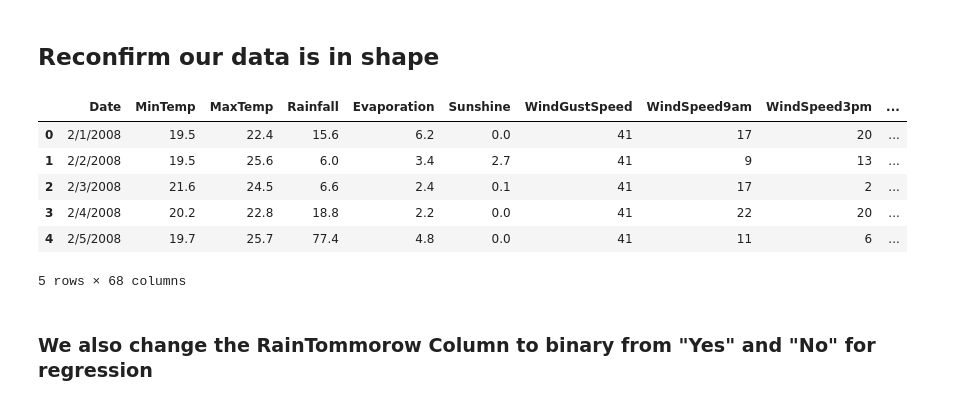
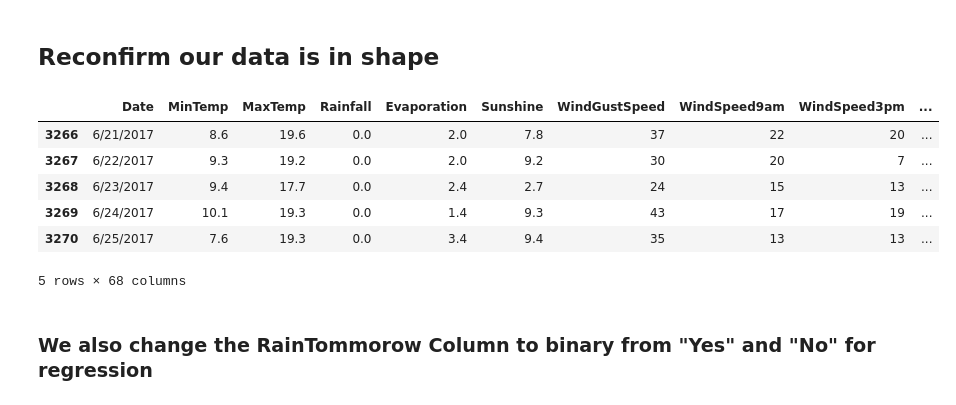
Before and after one commit to bahatiw/DLMCSPCSP01, a Jupyter notebook: linear_regression.ipynb, the cells around one changed output. Cells and saved outputs as stored; diff of their text form; code cells hidden in the pictures.

```diff
--- a/linear_regression.ipynb
+++ b/linear_regression.ipynb
@@ -73,14 +73,14 @@ df_processed = pd.get_dummies(data=df, columns=['RainToday', 'WindGustDir', 'Win
 # %% [markdown]
 ## Reconfirm our data is in shape
 # %%
-df_processed.head()
+df_processed.tail()
 # %% [output]
 |  | Date | MinTemp | MaxTemp | Rainfall | Evaporation | Sunshine | WindGustSpeed | WindSpeed9am | WindSpeed3pm | ... |
-| 0 | 2/1/2008 | 19.5 | 22.4 | 15.6 | 6.2 | 0.0 | 41 | 17 | 20 | ... |
-| 1 | 2/2/2008 | 19.5 | 25.6 | 6.0 | 3.4 | 2.7 | 41 | 9 | 13 | ... |
-| 2 | 2/3/2008 | 21.6 | 24.5 | 6.6 | 2.4 | 0.1 | 41 | 17 | 2 | ... |
-| 3 | 2/4/2008 | 20.2 | 22.8 | 18.8 | 2.2 | 0.0 | 41 | 22 | 20 | ... |
-| 4 | 2/5/2008 | 19.7 | 25.7 | 77.4 | 4.8 | 0.0 | 41 | 11 | 6 | ... |
+| 3266 | 6/21/2017 | 8.6 | 19.6 | 0.0 | 2.0 | 7.8 | 37 | 22 | 20 | ... |
+| 3267 | 6/22/2017 | 9.3 | 19.2 | 0.0 | 2.0 | 9.2 | 30 | 20 | 7 | ... |
+| 3268 | 6/23/2017 | 9.4 | 17.7 | 0.0 | 2.4 | 2.7 | 24 | 15 | 13 | ... |
+| 3269 | 6/24/2017 | 10.1 | 19.3 | 0.0 | 1.4 | 9.3 | 43 | 17 | 19 | ... |
+| 3270 | 6/25/2017 | 7.6 | 19.3 | 0.0 | 3.4 | 9.4 | 35 | 13 | 13 | ... |
 5 rows × 68 columns
 # %% [markdown]
 ### We also change the RainTommorow Column to binary from "Yes" and "No" for regression
```
Also changed, not shown: parts of 3 cells of this notebook, 2 other files.
